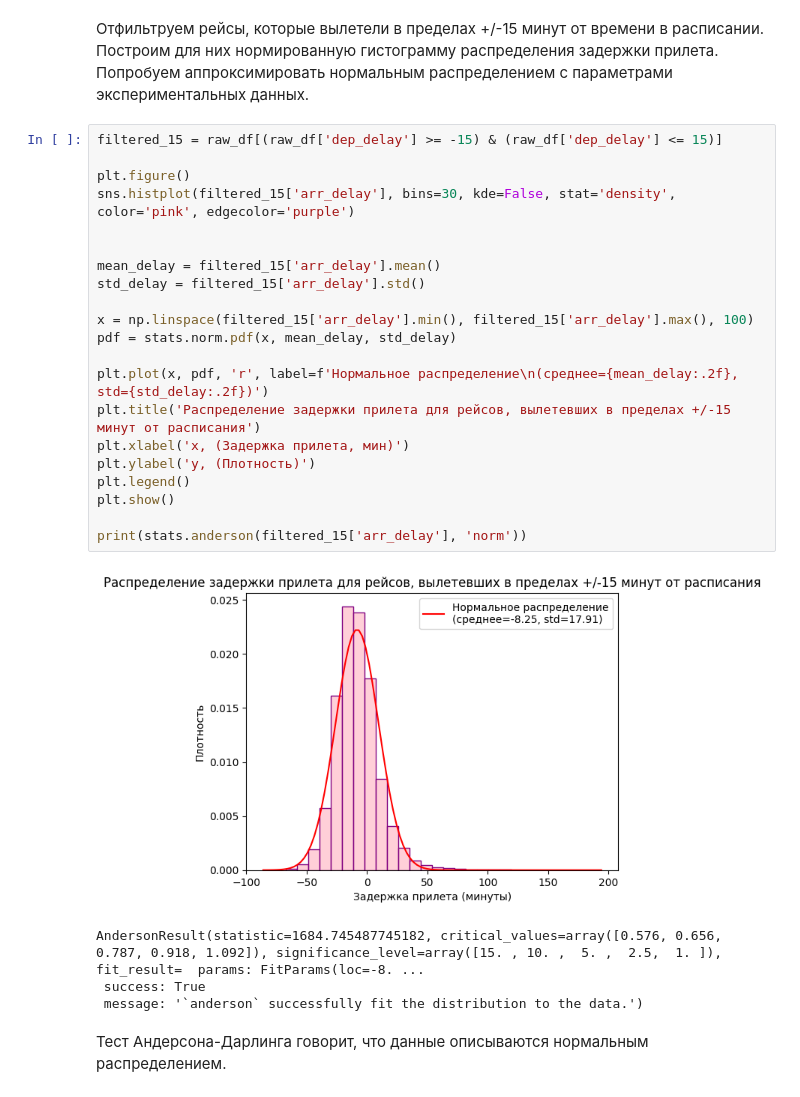
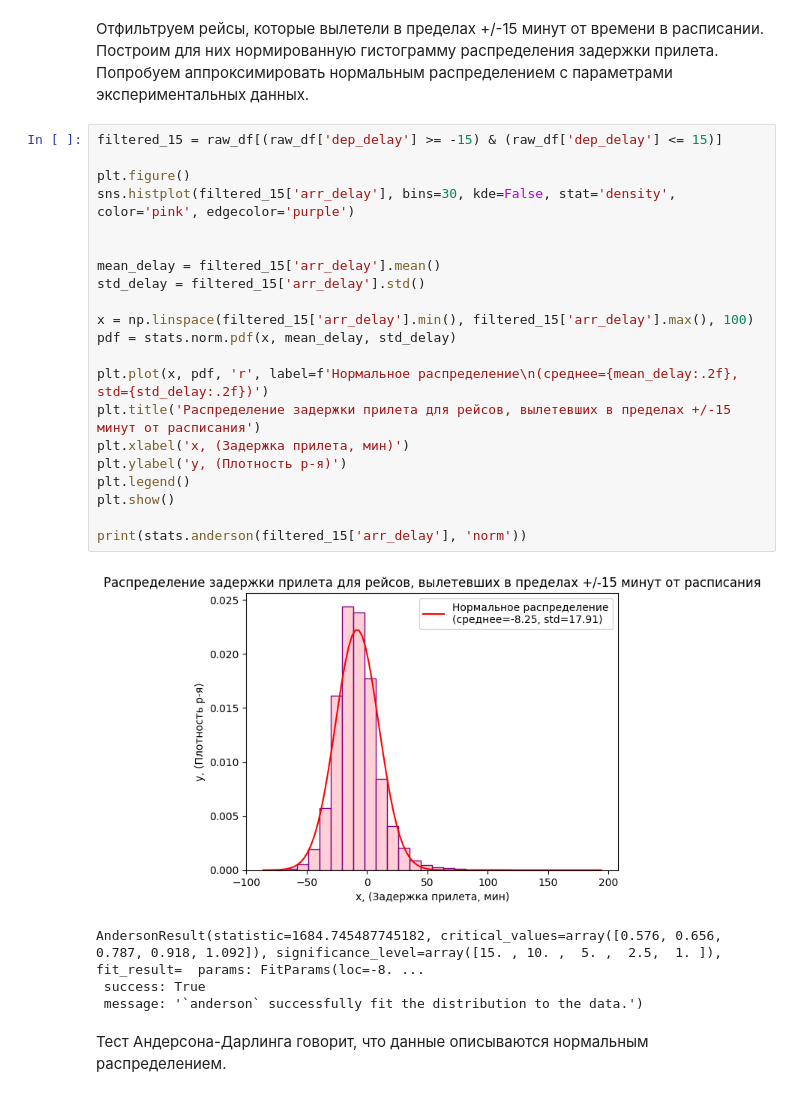
Before and after one commit to nstsnsts/msu_statistics_course, a Jupyter notebook: statistics_assignment.ipynb, the cells around one changed output. Cells and saved outputs as stored; diff of their text form.

```diff
--- a/statistics_assignment.ipynb
+++ b/statistics_assignment.ipynb
@@ -297,26 +297,26 @@ plt.show()
 # %%
 filtered_15 = raw_df[(raw_df['dep_delay'] >= -15) & (raw_df['dep_delay'] <= 15)]
 
 plt.figure()
 sns.histplot(filtered_15['arr_delay'], bins=30, kde=False, stat='density', color='pink', edgecolor='purple')
 
 
 mean_delay = filtered_15['arr_delay'].mean()
 std_delay = filtered_15['arr_delay'].std()
 
 x = np.linspace(filtered_15['arr_delay'].min(), filtered_15['arr_delay'].max(), 100)
 pdf = stats.norm.pdf(x, mean_delay, std_delay)
 
 plt.plot(x, pdf, 'r', label=f'Нормальное распределение\n(среднее={mean_delay:.2f}, std={std_delay:.2f})')
 plt.title('Распределение задержки прилета для рейсов, вылетевших в пределах +/-15 минут от расписания')
 plt.xlabel('x, (Задержка прилета, мин)')
-plt.ylabel('y, (Плотность)')
+plt.ylabel('y, (Плотность р-я)')
 plt.legend()
 plt.show()
 
 print(stats.anderson(filtered_15['arr_delay'], 'norm'))
 # %% [output]
-[figure, old version]
+[figure, new version]
 AndersonResult(statistic=1684.745487745182, critical_values=array([0.576, 0.656, 0.787, 0.918, 1.092]), significance_level=array([15. , 10. ,  5. ,  2.5,  1. ]), fit_result=  params: FitParams(loc=-8. ...
  success: True
  message: '`anderson` successfully fit the distribution to the data.')
```
Also changed, not shown: parts of 2 cells of this notebook.
